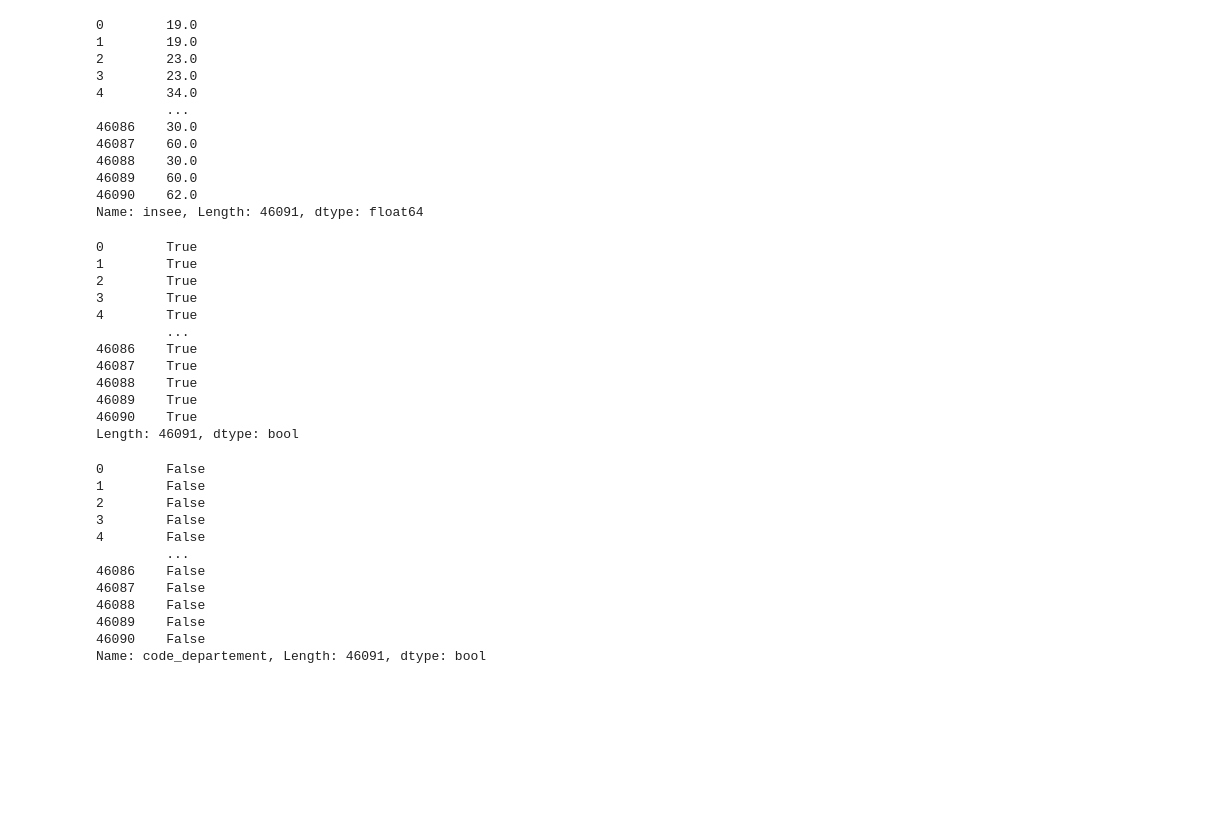
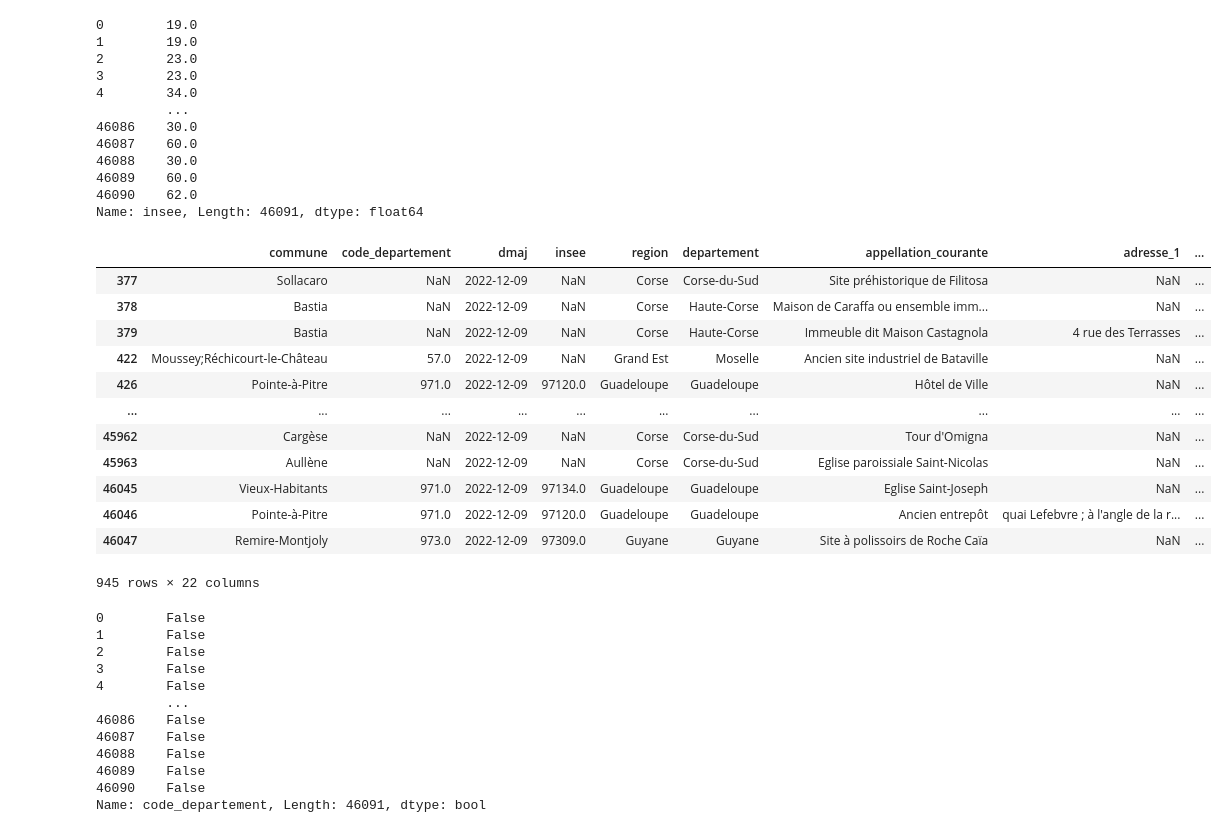
Before and after one commit to Germain-L/EPSI, a Jupyter notebook: B3/atelier_conception_modèle/pandas.ipynb, the cells around one changed output. Drawn from its saved outputs; the diff is of its cells as text; code cells hidden in the pictures; blank space fills up the shorter version.

```diff
--- a/B3/atelier_conception_modèle/pandas.ipynb
+++ b/B3/atelier_conception_modèle/pandas.ipynb
@@ -204,20 +204,21 @@ df.insee//1000
 46090    62.0
 Name: insee, Length: 46091, dtype: float64
 # %%
-df.insee//1000==df.code_departement
+df[df.insee//1000!=df.code_departement]
 # %% [output]
+|  | commune | code_departement | dmaj | insee | region | departement | appellation_courante | adresse_1 | ... |
+| 377 | Sollacaro | NaN | 2022-12-09 | NaN | Corse | Corse-du-Sud | Site préhistorique de Filitosa | NaN | ... |
+| 378 | Bastia | NaN | 2022-12-09 | NaN | Corse | Haute-Corse | Maison de Caraffa ou ensemble imm... | NaN | ... |
+| 379 | Bastia | NaN | 2022-12-09 | NaN | Corse | Haute-Corse | Immeuble dit Maison Castagnola | 4 rue des Terrasses | ... |
+| 422 | Moussey;Réchicourt-le-Château | 57.0 | 2022-12-09 | NaN | Grand Est | Moselle | Ancien site industriel de Bataville | NaN | ... |
+| 426 | Pointe-à-Pitre | 971.0 | 2022-12-09 | 97120.0 | Guadeloupe | Guadeloupe | Hôtel de Ville | NaN | ... |
+| ... | ... | ... | ... | ... | ... | ... | ... | ... | ... |
+| 45962 | Cargèse | NaN | 2022-12-09 | NaN | Corse | Corse-du-Sud | Tour d'Omigna | NaN | ... |
+| 45963 | Aullène | NaN | 2022-12-09 | NaN | Corse | Corse-du-Sud | Eglise paroissiale Saint-Nicolas | NaN | ... |
+| 46045 | Vieux-Habitants | 971.0 | 2022-12-09 | 97134.0 | Guadeloupe | Guadeloupe | Eglise Saint-Joseph | NaN | ... |
+| 46046 | Pointe-à-Pitre | 971.0 | 2022-12-09 | 97120.0 | Guadeloupe | Guadeloupe | Ancien entrepôt | quai Lefebvre ; à l'angle de la r... | ... |
+| 46047 | Remire-Montjoly | 973.0 | 2022-12-09 | 97309.0 | Guyane | Guyane | Site à polissoirs de Roche Caïa | NaN | ... |
-0        True
-1        True
-2        True
-3        True
-4        True
-         ...
-46086    True
-46087    True
-46088    True
-46089    True
-46090    True
-Length: 46091, dtype: bool
+945 rows × 22 columns
 # %%
 df.code_departement.isna() #.astype(int)
 # %% [output]
```
Also changed, not shown: 2 other files.
